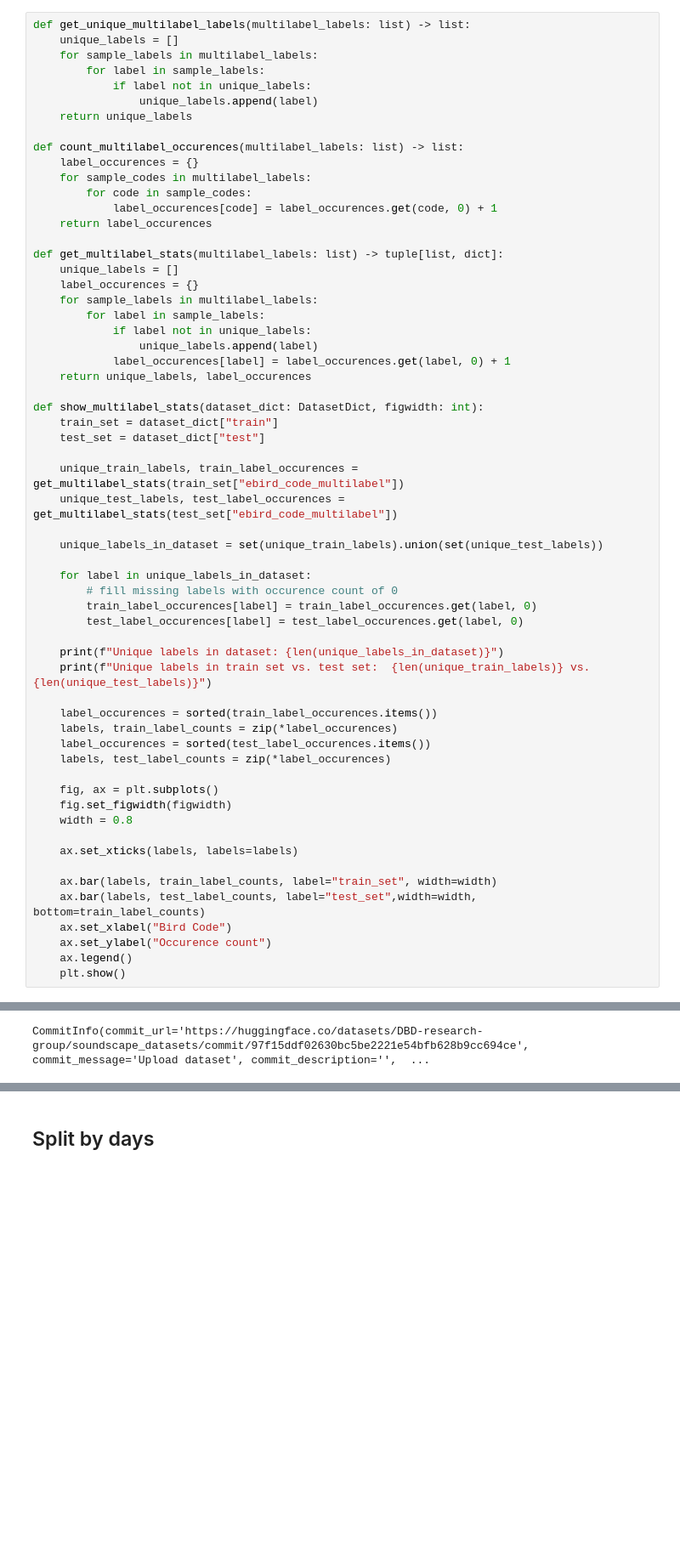
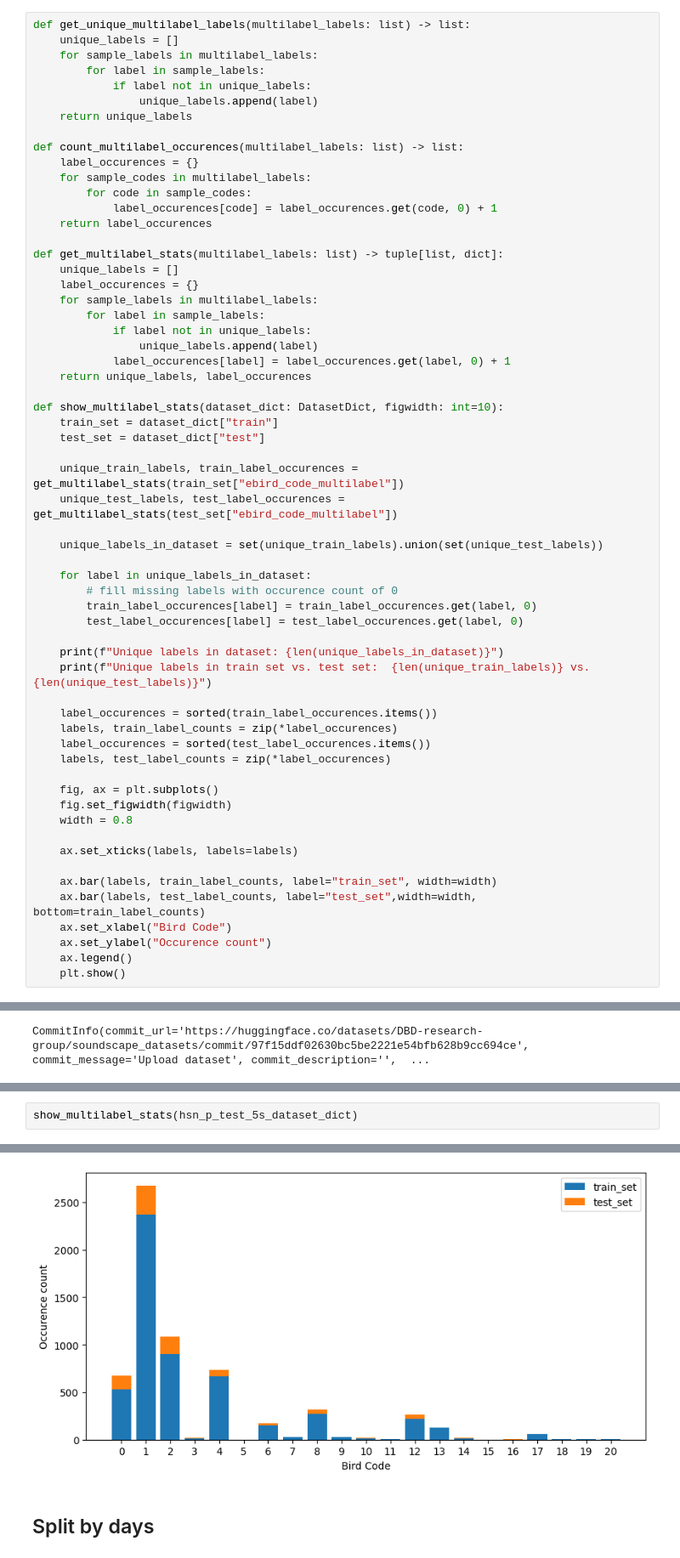
Before and after one commit to DBD-research-group/BirdSet, a Jupyter notebook: notebooks/playground/split_test_5s_data.ipynb, the cells around one changed output, grey strips where cells are left out. Shown: that part at 85% size. Drawn from its saved outputs; the diff is of its cells as text; blank space fills up the shorter version.

Commit message:
Add stats to every set

```diff
--- a/notebooks/playground/split_test_5s_data.ipynb
+++ b/notebooks/playground/split_test_5s_data.ipynb
@@ -46,7 +46,7 @@ def get_multilabel_stats(multilabel_labels: list) -> tuple[list, dict]:
             label_occurences[label] = label_occurences.get(label, 0) + 1
     return unique_labels, label_occurences
 
-def show_multilabel_stats(dataset_dict: DatasetDict, figwidth: int):
+def show_multilabel_stats(dataset_dict: DatasetDict, figwidth: int=10):
     train_set = dataset_dict["train"]
     test_set = dataset_dict["test"]
 
@@ -394,0 +400,3 @@ CommitInfo(commit_url='https://huggingface.co/datasets/DBD-research-group/sounds
+# %%
+show_multilabel_stats(hsn_p_test_5s_dataset_dict)
+# %% [output]
@@ -395,3 +405,4 @@ CommitInfo(commit_url='https://huggingface.co/datasets/DBD-research-group/sounds
+[figure, added]
 # %% [markdown]
 ## Split by days
 # %%
```
Also changed, not shown: parts of 18 cells of this notebook.
